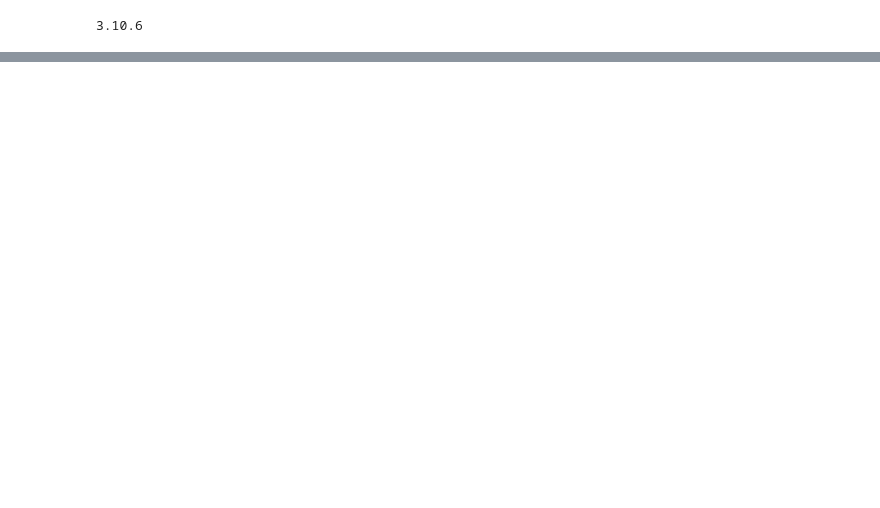
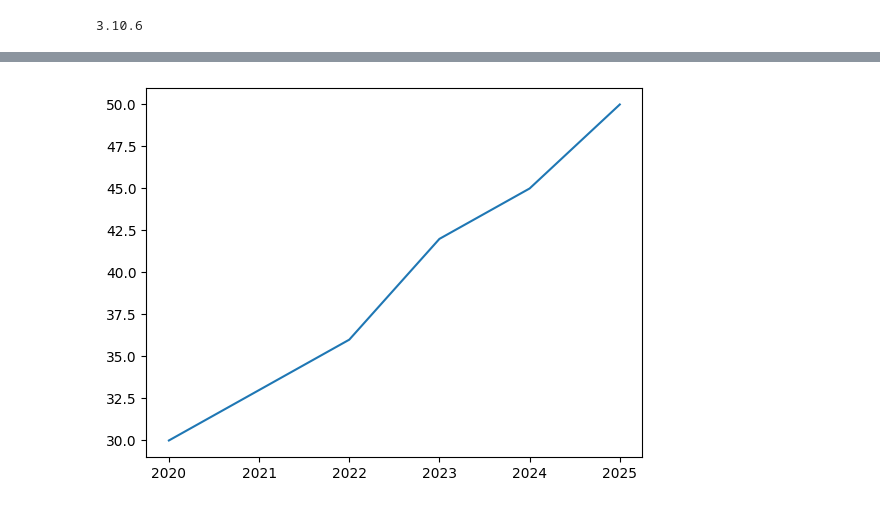
Before and after one commit to MoeedKhan-AMK/Matplotlib, a Jupyter notebook: code/intro.ipynb, the cells around one changed output, grey strips where cells are left out. Saved outputs shown, nothing was run; the diff lists cells and outputs as text; code cells hidden in the pictures; blank space fills up the shorter version.

Commit message:
Basic Plotting updated

```diff
--- a/code/intro.ipynb
+++ b/code/intro.ipynb
@@ -37,0 +45,9 @@ print(matplotlib.__version__)
+# %%
+x_coordinates = [2020,2021,2022,2023,2024,2025]  #YEARS
+y_coordinates = [30, 33, 36, 42, 45, 50]  #students in class
+
+plt.plot(x_coordinates, y_coordinates)
+
+plt.show()
+# %% [output]
+[figure, added]
```
Also changed, not shown: parts of 4 cells of this notebook.
